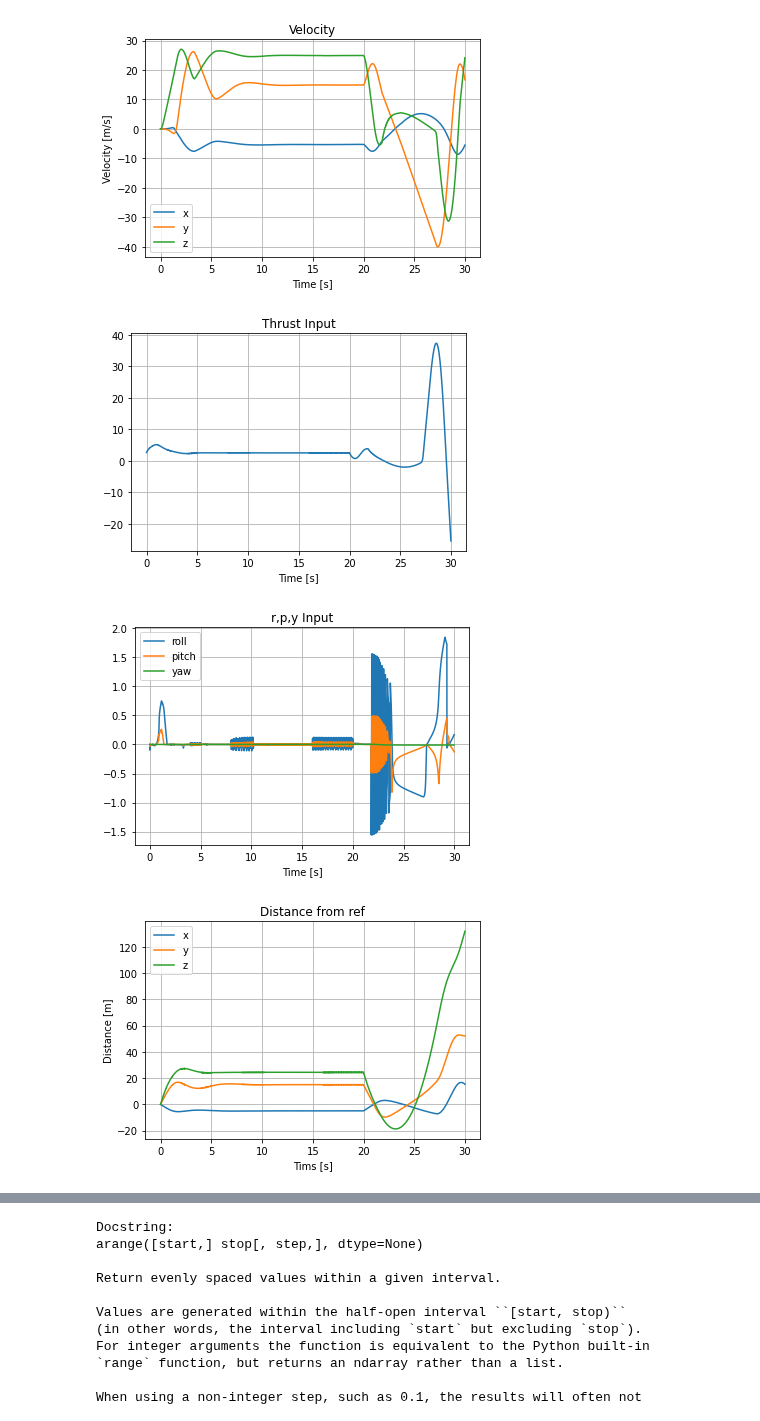
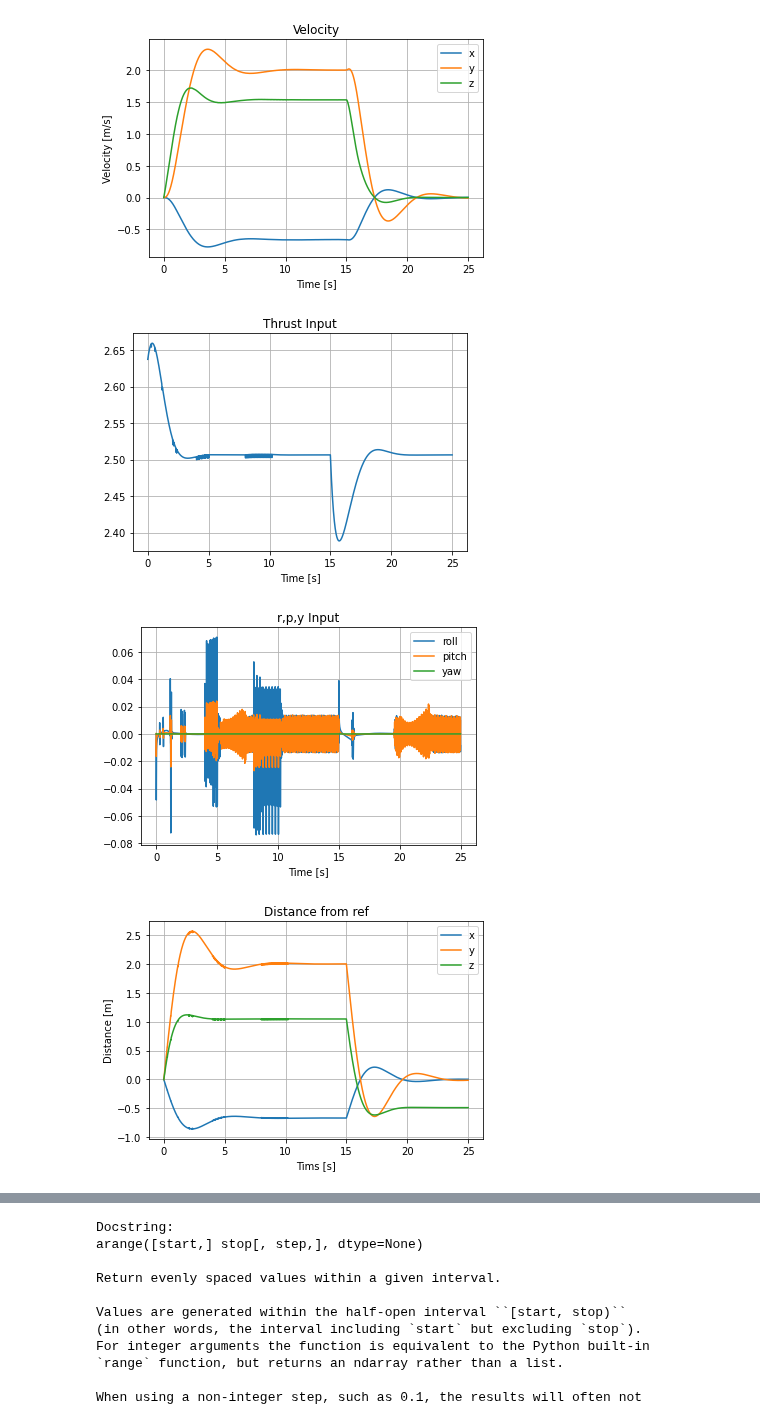
Before and after one commit to jjffkkgg/pytorch_practice, a Jupyter notebook: python/reference_nb/quadrotor_sim.ipynb, the cells around one changed output, grey strips where cells are left out. Saved outputs shown, nothing was run; the diff lists cells and outputs as text; code cells hidden in the pictures.

```diff
--- a/python/reference_nb/quadrotor_sim.ipynb
+++ b/python/reference_nb/quadrotor_sim.ipynb
@@ -270,8 +270,9 @@ s = control.tf([1,0],[0,1])
 H_com = 1
 H_rollr = H_com
 H_pitchr = H_com
-H_yawr = 5
-H_thrustr = 3 + (s+10)/(s+5)
+H_yawr = 1
+# H_thrustr = 3 + (s+10)/(s+5)
+H_thrustr = 2
 
 H = [H_rollr, H_pitchr, H_yawr, H_thrustr]
 
@@ -339,10 +356,10 @@ def simulate(eqs: dict, dt: float, u0: np.array, p: list) -> dict:
 
     s = control.tf([1,0],[0,1])
 
-    H_rollr = 1
-    H_pitchr = 1
+    H_rollr = 2
+    H_pitchr = 2
     H_yawr = 5
-    H_thrustr = 3 + (s+10)/(s+8)
+    H_thrustr = 4
 
     H = [H_rollr, H_pitchr, H_yawr, H_thrustr]
 
@@ -382,7 +399,7 @@ def simulate(eqs: dict, dt: float, u0: np.array, p: list) -> dict:
         # H_rollr = H_com
         # H_pitchr = H_com
         # H_yawr = 5
-        # H_thrustr = (s+10)/(s+8)
+        # H_thrustr = 3+(s+10)/(s+8)
 
         # H = [H_rollr, H_pitchr, H_yawr, H_thrustr]
 
@@ -417,7 +434,7 @@ def simulate(eqs: dict, dt: float, u0: np.array, p: list) -> dict:
         # tx_0 = tx
 
         # ui = np.array([0.005,0.00,0,2.8])
-        # print(ui)
+        print(ui)
 
         data['x'][index] = xi
         data['u'][index] = ui
@@ -451,8 +486,8 @@ index_step = data['t'].size
 # index_step = 1500
 fig1 = plt.figure(1)
 ax = Axes3D(fig1)
-ax.set_xlim3d(-10,10)
-ax.set_ylim3d(-10,10)
+# ax.set_xlim3d(-10,10)
+# ax.set_ylim3d(-10,10)
 # ax.set_zlim3d(0,100)
 plt.plot(data['x'][:index_step,9],
             data['x'][:index_step,10],
@@ -540,7 +575,7 @@ plt.grid()
-[figure, old version]
+[figure, new version]
-[figure, old version]
+[figure, new version]
-[figure, old version]
+[figure, new version]
-[figure, old version]
+[figure, new version]
 # %%
 # Attaching 3D axis to the figure
 fig3 = plt.figure(num = 3, figsize=(plt.figaspect(1)))
```
Also changed, not shown: parts of 5 cells of this notebook, 6 other files.
